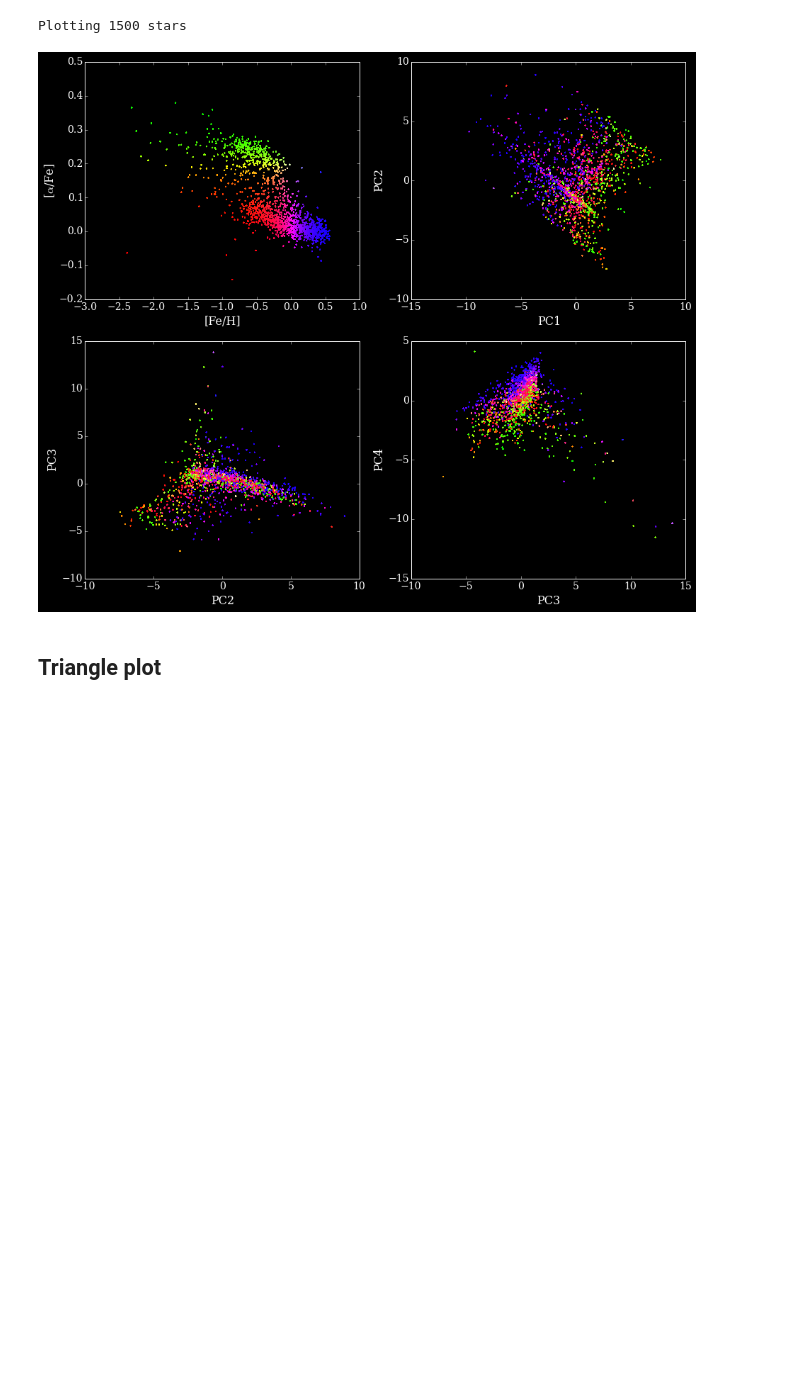
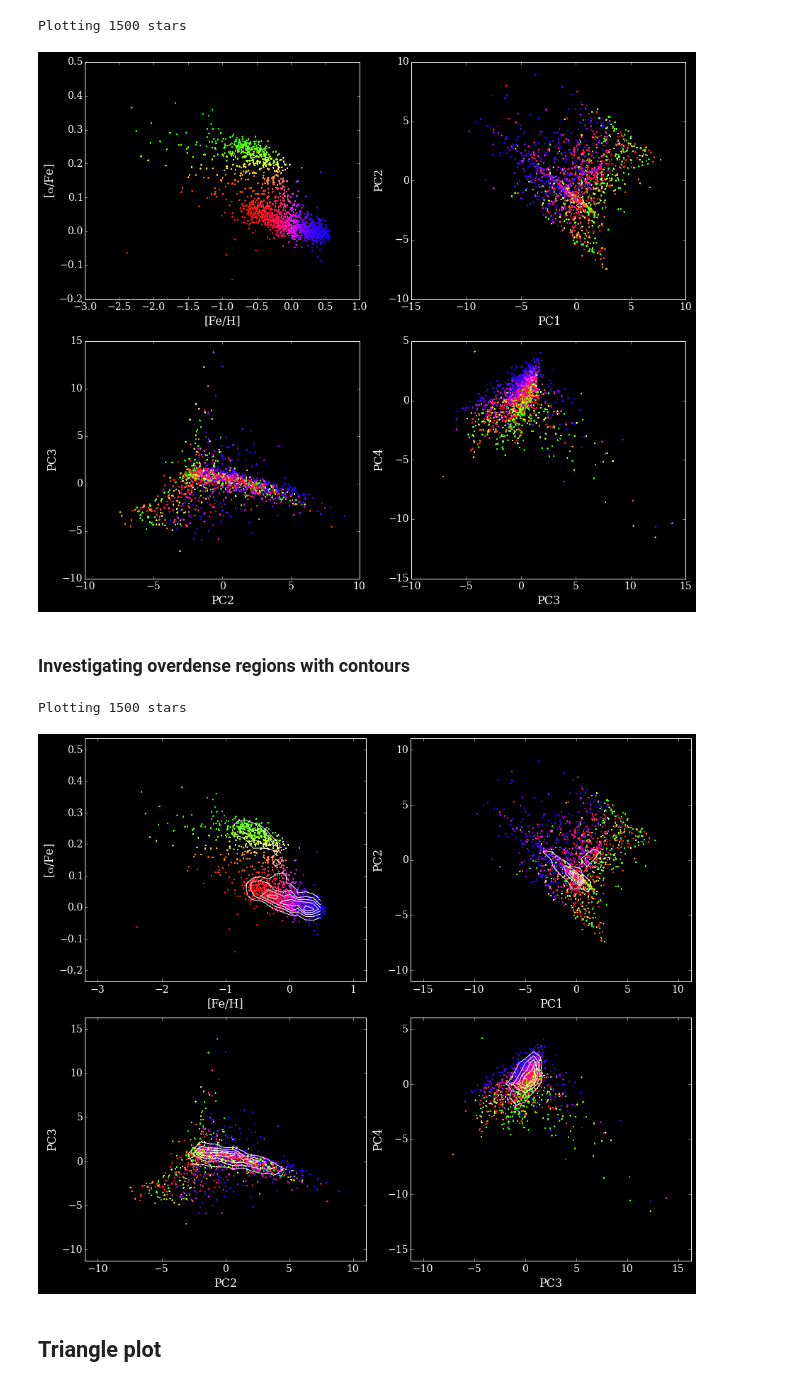
Before and after one commit to 2015ASTR511/DimRed, a Jupyter notebook: Analysis/PCA_AllData_RemoveFlags.ipynb, the cells around one changed output. Drawn from its saved outputs; the diff is of its cells as text; code cells hidden in the pictures; blank space fills up the shorter version.

Commit message:
Added option to overplot color scatter plot with contours for clarity/confusion

```diff
--- a/Analysis/PCA_AllData_RemoveFlags.ipynb
+++ b/Analysis/PCA_AllData_RemoveFlags.ipynb
@@ -276,7 +277,7 @@ def compute_color(q1, q2, a_crit=0.1):
     # return an array of RGB colors, which is shape (n_points, 3)
     return RGB.T
 
-def plot_physical(x,y,c,gs):
+def plot_physical(x,y,c,gs,contours=contours):
     """
     Plots physics quantities. This is the 2d color guide plot.
     """
@@ -288,11 +289,14 @@ def plot_physical(x,y,c,gs):
             child.set_color('w')
     ax0.scatter(x, y, c=c, s=5, lw=0)
     devectorize_axes(ax0, dpi=400)
+    if contours:
+        xc, yc, zc = get_contours(x,y)
+        ax0.contour(xc, yc, zc, 5, colors='w')
     ax0.set_xlabel(r'[Fe/H]',color='w')
     ax0.set_ylabel(r'[$\alpha$/Fe]',color='w')
     ax0.set_title('')
 
-def plot_PCs(which,PCs,c,gs):
+def plot_PCs(which,PCs,c,gs,contours=contours):
     """
     Plots PC(x) vs. PC(x+1)
     """
@@ -309,11 +313,20 @@ def plot_PCs(which,PCs,c,gs):
             child.set_color('w')
     ax1.scatter(x, y, c=c, s=5, lw=0)
     devectorize_axes(ax1, dpi=400)
+    if contours:
+        xc, yc, zc = get_contours(x,y)
+        ax1.contour(xc, yc, zc, 5, colors='w')
     ax1.set_xlabel(xlabel,color='w')
     ax1.set_ylabel(ylabel,color='w')
     ax1.set_title('')
 
-def make_color_plot(param1,param2,PCs=lowDim,num=4, cuttitle=False, savefig=False):
+def get_contours(x,y):
+    H, xedges, yedges = np.histogram2d(x, y, bins=(25, 25))
+    xmid = (xedges[1:] + xedges[:-1])/2.0
+    ymid = (yedges[1:] + yedges[:-1])/2.0
+    return xmid,ymid,H.T
+
+def make_color_plot(param1,param2,PCs=lowDim,num=4, cuttitle=False, savefig=False, contours=False):
     """
     Constructs the black background color plots. Specify the number of principle components to
     plot with num.
@@ -336,11 +349,11 @@ def make_color_plot(param1,param2,PCs=lowDim,num=4, cuttitle=False, savefig=Fals
         gs = gridspec.GridSpec(3,2)
 
     # plot the 2d color guide plot
-    plot_physical(param1,param2,color,gs)
+    plot_physical(param1,param2,color,gs, contours=contours)
 
     # plot all principle components specified
     for number in range(num):
-        plot_PCs(number,PCs,color,gs)
+        plot_PCs(number,PCs,color,gs, contours=contours)
 
     # follow Jake VanderPlas on this one
     text_kwargs = dict(color='w', fontsize=14,
@@ -378,6 +391,13 @@ make_color_plot(FeH,alphaFe,num=3,PCs=transform)
 # %% [output]
 Plotting 1500 stars
 [figure]
+# %% [markdown]
+### Investigating overdense regions with contours
+# %%
+make_color_plot(FeH,alphaFe,num=3,PCs=transform, contours=True)
+# %% [output]
+Plotting 1500 stars
+[figure, added]
 # %% [markdown]
 ## Triangle plot
 # %%
```
Also changed, not shown: parts of 3 cells of this notebook.
